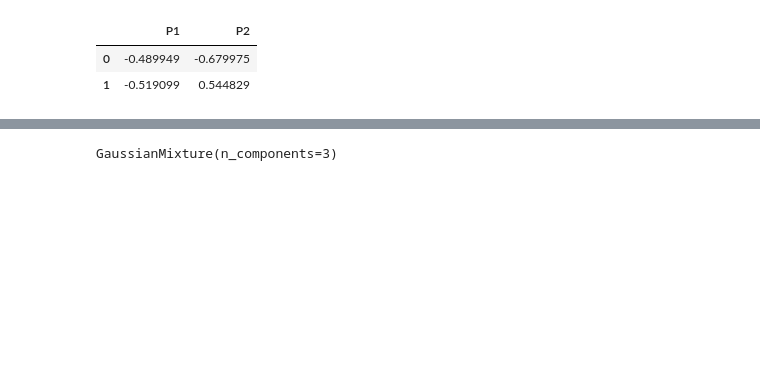
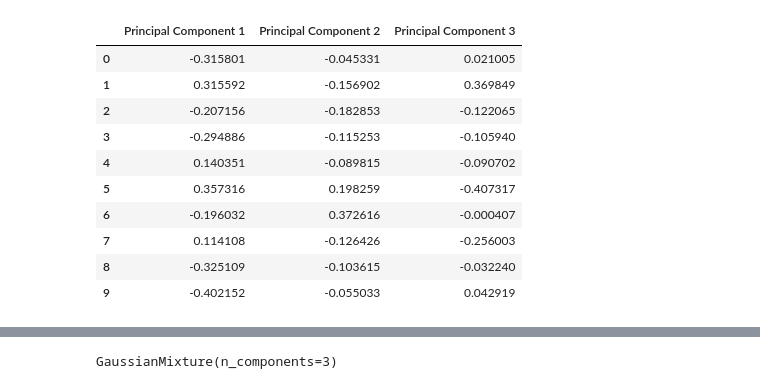
Before and after one commit to rajashekar361/Cognizanace__Ai, a Jupyter notebook: AI_Task/task6/Gaussian Mixture Models Clustering.ipynb, the cells around one changed output, grey strips where cells are left out. Drawn from its saved outputs; the diff is of its cells as text; code cells hidden in the pictures; blank space fills up the shorter version.

```diff
--- a/AI_Task/task6/Gaussian Mixture Models Clustering.ipynb
+++ b/AI_Task/task6/Gaussian Mixture Models Clustering.ipynb
@@ -18,24 +18,29 @@ raw_df.head(2)
 |  | BALANCE | BALANCE_FREQUENCY | PURCHASES | ONEOFF_PURCHASES | INSTALLMENTS_PURCHASES | CASH_ADVANCE | ... |
 | 0 | 40.900749 | 0.818182 | 95.4 | 0.0 | 95.4 | 0.000000 | ... |
 | 1 | 3202.467416 | 0.909091 | 0.0 | 0.0 | 0.0 | 6442.945483 | ... |
+# %%
+df1 = df.drop('CUST_ID', axis = 1)
+df1.fillna(method ='bfill', inplace = True)
 # %%
 scaler = StandardScaler()
-scaled_df = scaler.fit_transform(raw_df)
+scaled_df = scaler.fit_transform(df1)
+normalized_df = normalize(df1)
+normalized_df = pd.DataFrame(normalized_df)
+pca = PCA(n_components = 3)
+pcadf = pca.fit_transform(normalized_df)
+pcadf = pd.DataFrame(pcadf)
+pcadf.columns = ['Principal Component 1', 'Principal Component 2', 'Principal Component 3']
 
-# Normalizing the Data
-normalized_df = normalize(scaled_df)
-
-# Converting the numpy array into a pandas DataFrame
-normalized_df = pd.DataFrame(normalized_df)
-
-# Reducing the dimensions of the data
-pca = PCA(n_components = 2)
-X_principal = pca.fit_transform(normalized_df)
-X_principal = pd.DataFrame(X_principal)
-X_principal.columns = ['P1', 'P2']
-
-X_principal.head(2)
+pcadf.head(10)
 # %% [output]
-|  | P1 | P2 |
-| 0 | -0.489949 | -0.679975 |
-| 1 | -0.519099 | 0.544829 |
+|  | Principal Component 1 | Principal Component 2 | Principal Component 3 |
+| 0 | -0.315801 | -0.045331 | 0.021005 |
+| 1 | 0.315592 | -0.156902 | 0.369849 |
+| 2 | -0.207156 | -0.182853 | -0.122065 |
+| 3 | -0.294886 | -0.115253 | -0.105940 |
+| 4 | 0.140351 | -0.089815 | -0.090702 |
+| 5 | 0.357316 | 0.198259 | -0.407317 |
+| 6 | -0.196032 | 0.372616 | -0.000407 |
+| 7 | 0.114108 | -0.126426 | -0.256003 |
+| 8 | -0.325109 | -0.103615 | -0.032240 |
+| 9 | -0.402152 | -0.055033 | 0.042919 |
```
Also changed, not shown: parts of 16 cells of this notebook.
